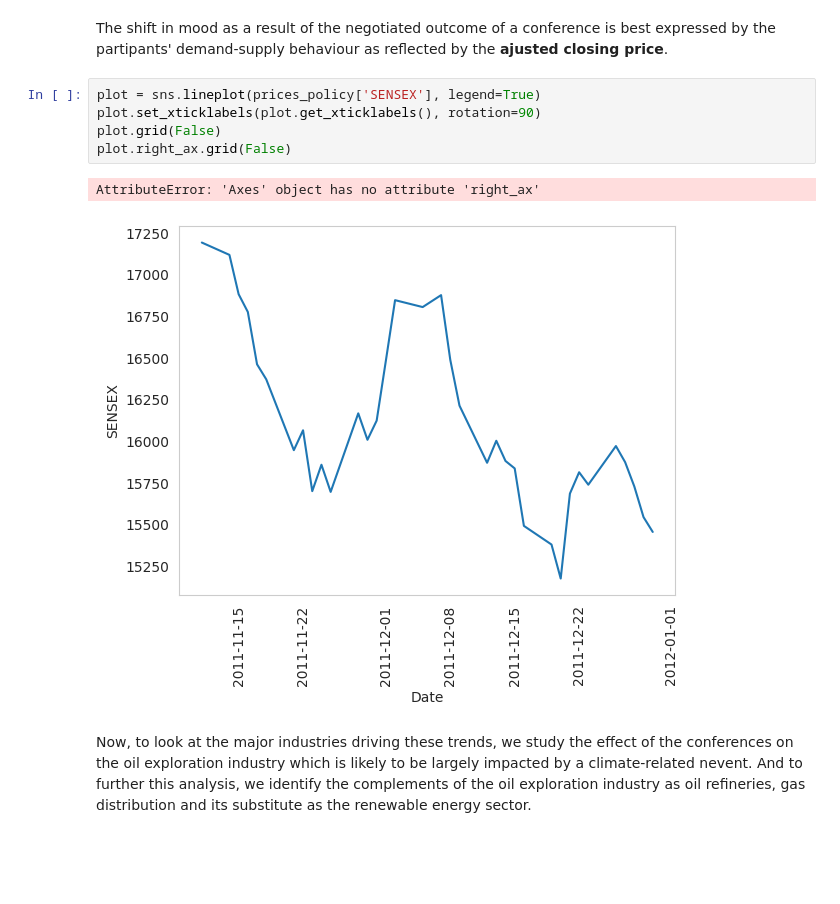
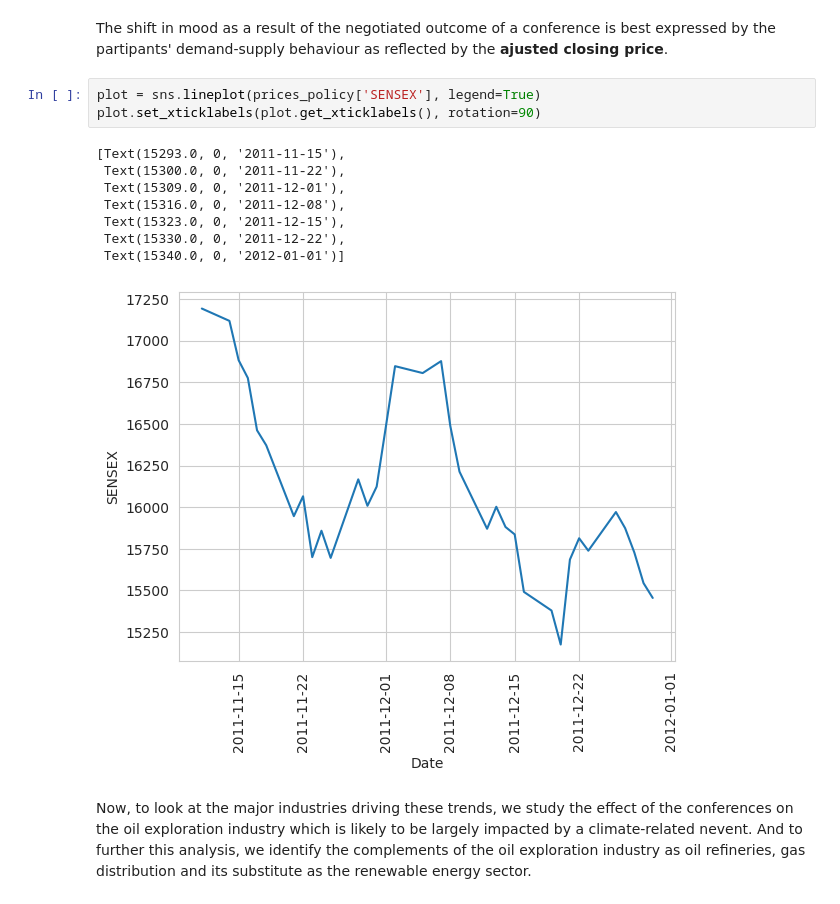
Before and after one commit to saavritiverma/climate-change, a Jupyter notebook: Climate Change and Stock Market.ipynb, the cells around one changed output. Drawn from its saved outputs; the diff is of its cells as text; blank space fills up the shorter version.

```diff
--- a/Climate Change and Stock Market.ipynb
+++ b/Climate Change and Stock Market.ipynb
@@ -199,11 +193,15 @@ The shift in mood as a result of the negotiated outcome of a conference is best
 # %%
 plot = sns.lineplot(prices_policy['SENSEX'], legend=True)
 plot.set_xticklabels(plot.get_xticklabels(), rotation=90)
-plot.grid(False)
-plot.right_ax.grid(False)
 # %% [output]
-AttributeError: 'Axes' object has no attribute 'right_ax'
+[Text(15293.0, 0, '2011-11-15'),
+ Text(15300.0, 0, '2011-11-22'),
+ Text(15309.0, 0, '2011-12-01'),
+ Text(15316.0, 0, '2011-12-08'),
+ Text(15323.0, 0, '2011-12-15'),
+ Text(15330.0, 0, '2011-12-22'),
+ Text(15340.0, 0, '2012-01-01')]
-[figure, old version]
+[figure, new version]
 # %% [markdown]
 Now, to look at the major industries driving these trends, we study the effect of the conferences on the oil exploration industry which is likely to be largely impacted by a climate-related nevent. And to further this analysis, we identify the complements of the oil exploration industry as oil refineries, gas distribution and its substitute as the renewable energy sector.
 # %%
```
Also changed, not shown: parts of 4 cells of this notebook.
